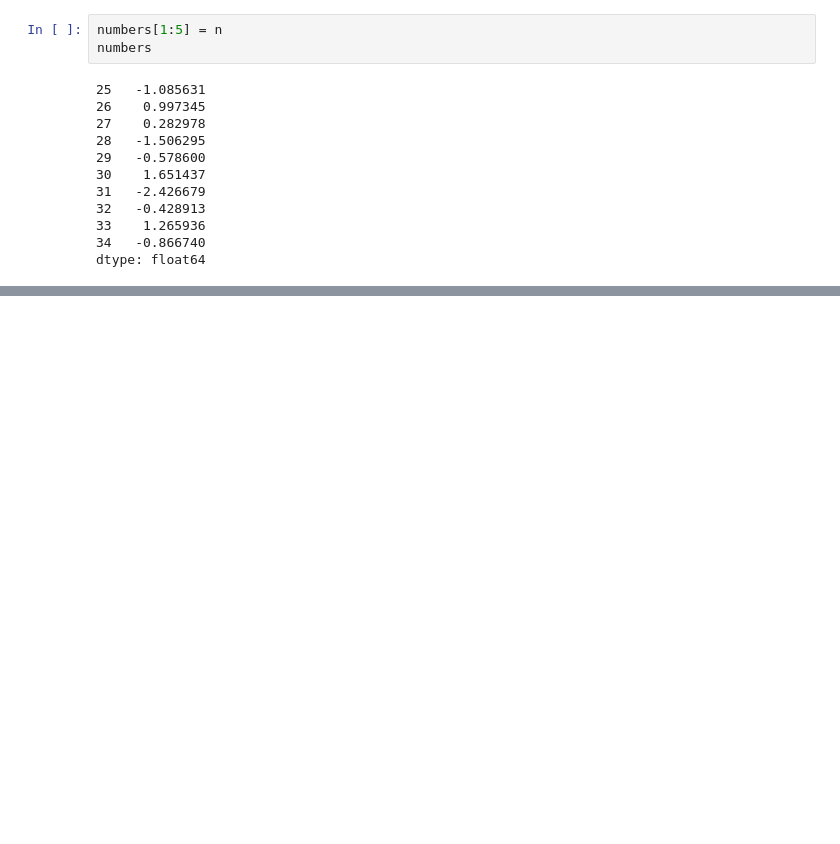
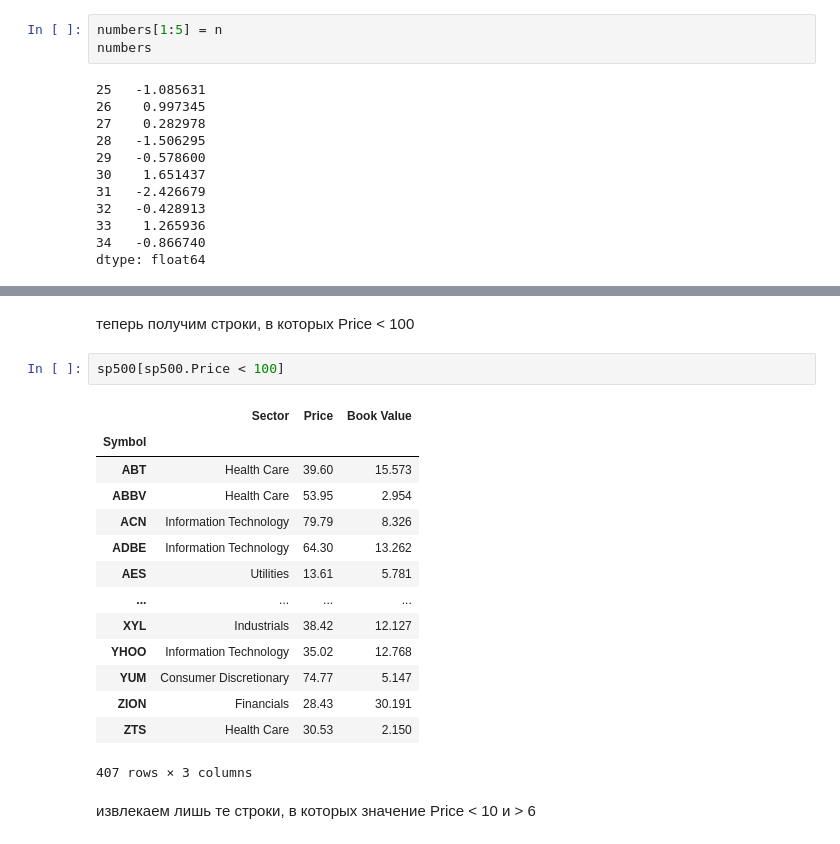
Before and after one commit to VorobyvEgor/Data_Science_with_Python, a Jupyter notebook: 1_Data_Structures.ipynb, the cells around one changed output, grey strips where cells are left out. Cells and saved outputs as stored; diff of their text form; blank space fills up the shorter version.

```diff
--- a/1_Data_Structures.ipynb
+++ b/1_Data_Structures.ipynb
@@ -1002,0 +1358,21 @@ dtype: float64
+# %% [markdown]
+теперь получим строки, в которых Price < 100
+# %%
+sp500[sp500.Price < 100]
+# %% [output]
+|  | Sector | Price | Book Value |
+| Symbol |  |  |  |
+| ABT | Health Care | 39.60 | 15.573 |
+| ABBV | Health Care | 53.95 | 2.954 |
+| ACN | Information Technology | 79.79 | 8.326 |
+| ADBE | Information Technology | 64.30 | 13.262 |
+| AES | Utilities | 13.61 | 5.781 |
+| ... | ... | ... | ... |
+| XYL | Industrials | 38.42 | 12.127 |
+| YHOO | Information Technology | 35.02 | 12.768 |
+| YUM | Consumer Discretionary | 74.77 | 5.147 |
+| ZION | Financials | 28.43 | 30.191 |
+| ZTS | Health Care | 30.53 | 2.150 |
+407 rows × 3 columns
+# %% [markdown]
+извлекаем лишь те строки, в которых значение Price < 10 и > 6
```
Also changed, not shown: parts of 125 cells of this notebook.
